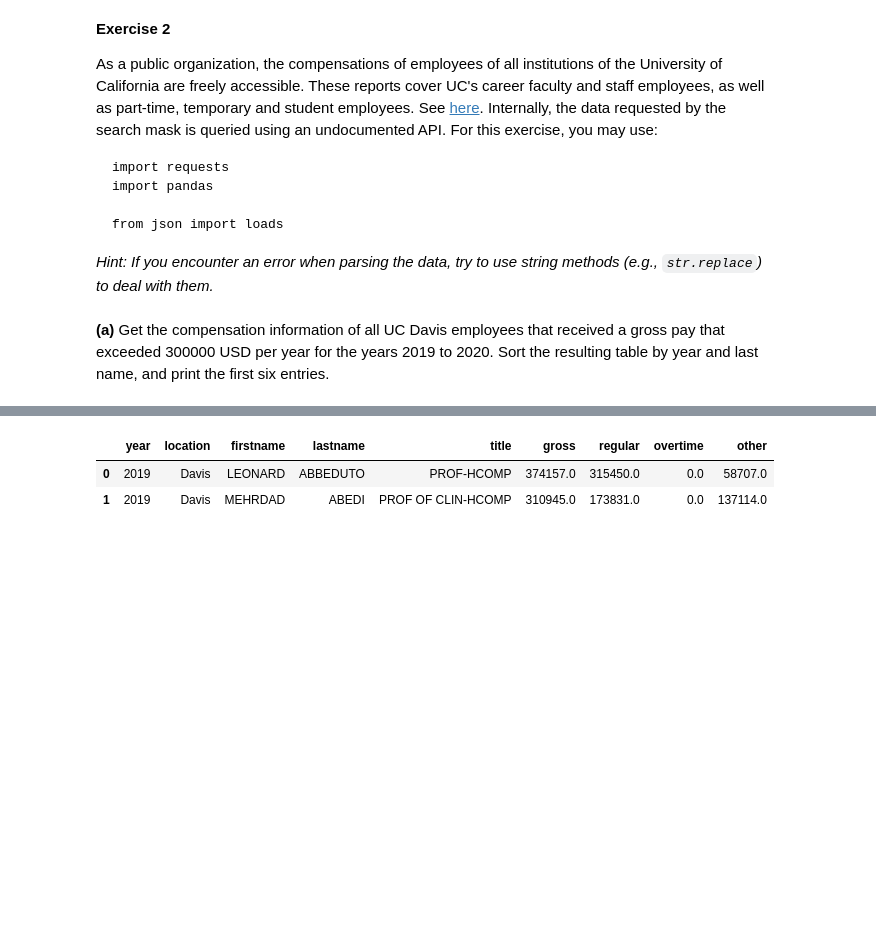
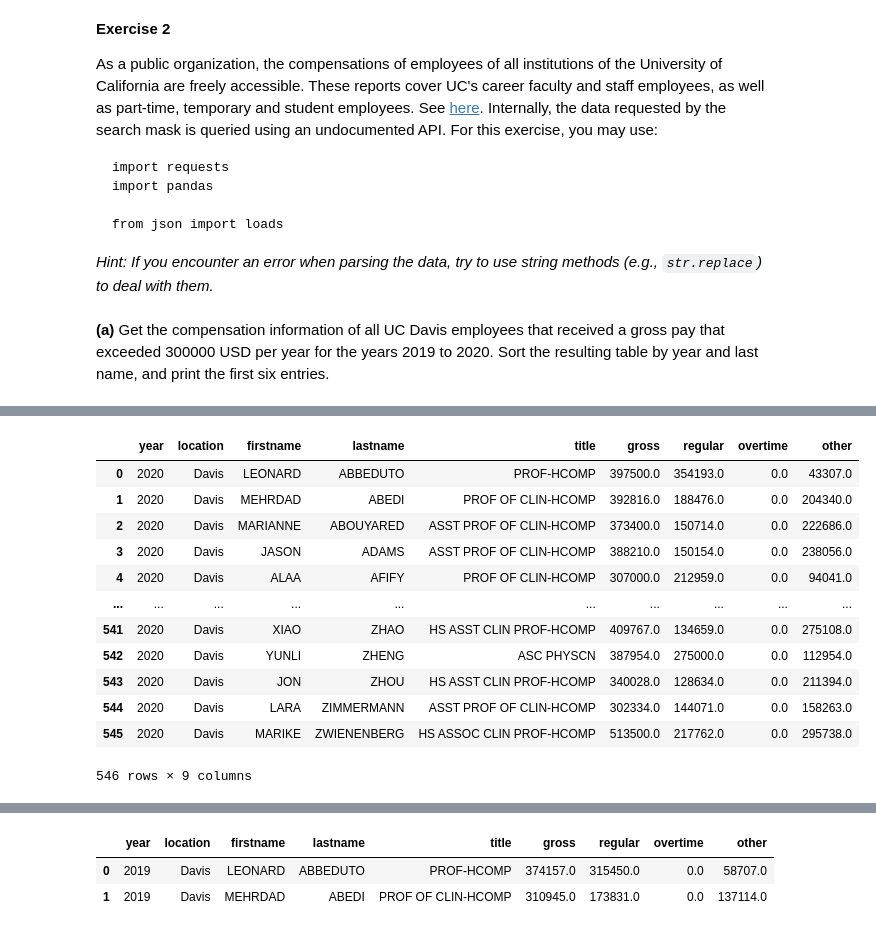
Before and after one commit to cc81972/STA141B, a Jupyter notebook: hw2/homework_2.ipynb, the cells around one changed output, grey strips where cells are left out. Cells and saved outputs as stored; diff of their text form; code cells hidden in the pictures; blank space fills up the shorter version.

```diff
--- a/hw2/homework_2.ipynb
+++ b/hw2/homework_2.ipynb
@@ -266,0 +373,19 @@ __(a)__ Get the compensation information of all UC Davis employees that received
+# %%
+int_columns = ['gross', 'regular', 'overtime', 'other']
+table2[int_columns] = table2[int_columns].astype('float')
+table2 = table2.drop(columns=['id'])
+table2
+# %% [output]
+|  | year | location | firstname | lastname | title | gross | regular | overtime | other |
+| 0 | 2020 | Davis | LEONARD | ABBEDUTO | PROF-HCOMP | 397500.0 | 354193.0 | 0.0 | 43307.0 |
+| 1 | 2020 | Davis | MEHRDAD | ABEDI | PROF OF CLIN-HCOMP | 392816.0 | 188476.0 | 0.0 | 204340.0 |
+| 2 | 2020 | Davis | MARIANNE | ABOUYARED | ASST PROF OF CLIN-HCOMP | 373400.0 | 150714.0 | 0.0 | 222686.0 |
+| 3 | 2020 | Davis | JASON | ADAMS | ASST PROF OF CLIN-HCOMP | 388210.0 | 150154.0 | 0.0 | 238056.0 |
+| 4 | 2020 | Davis | ALAA | AFIFY | PROF OF CLIN-HCOMP | 307000.0 | 212959.0 | 0.0 | 94041.0 |
+| ... | ... | ... | ... | ... | ... | ... | ... | ... | ... |
+| 541 | 2020 | Davis | XIAO | ZHAO | HS ASST CLIN PROF-HCOMP | 409767.0 | 134659.0 | 0.0 | 275108.0 |
+| 542 | 2020 | Davis | YUNLI | ZHENG | ASC PHYSCN | 387954.0 | 275000.0 | 0.0 | 112954.0 |
+| 543 | 2020 | Davis | JON | ZHOU | HS ASST CLIN PROF-HCOMP | 340028.0 | 128634.0 | 0.0 | 211394.0 |
+| 544 | 2020 | Davis | LARA | ZIMMERMANN | ASST PROF OF CLIN-HCOMP | 302334.0 | 144071.0 | 0.0 | 158263.0 |
+| 545 | 2020 | Davis | MARIKE | ZWIENENBERG | HS ASSOC CLIN PROF-HCOMP | 513500.0 | 217762.0 | 0.0 | 295738.0 |
+546 rows × 9 columns
```
Also changed, not shown: parts of 12 cells of this notebook.
